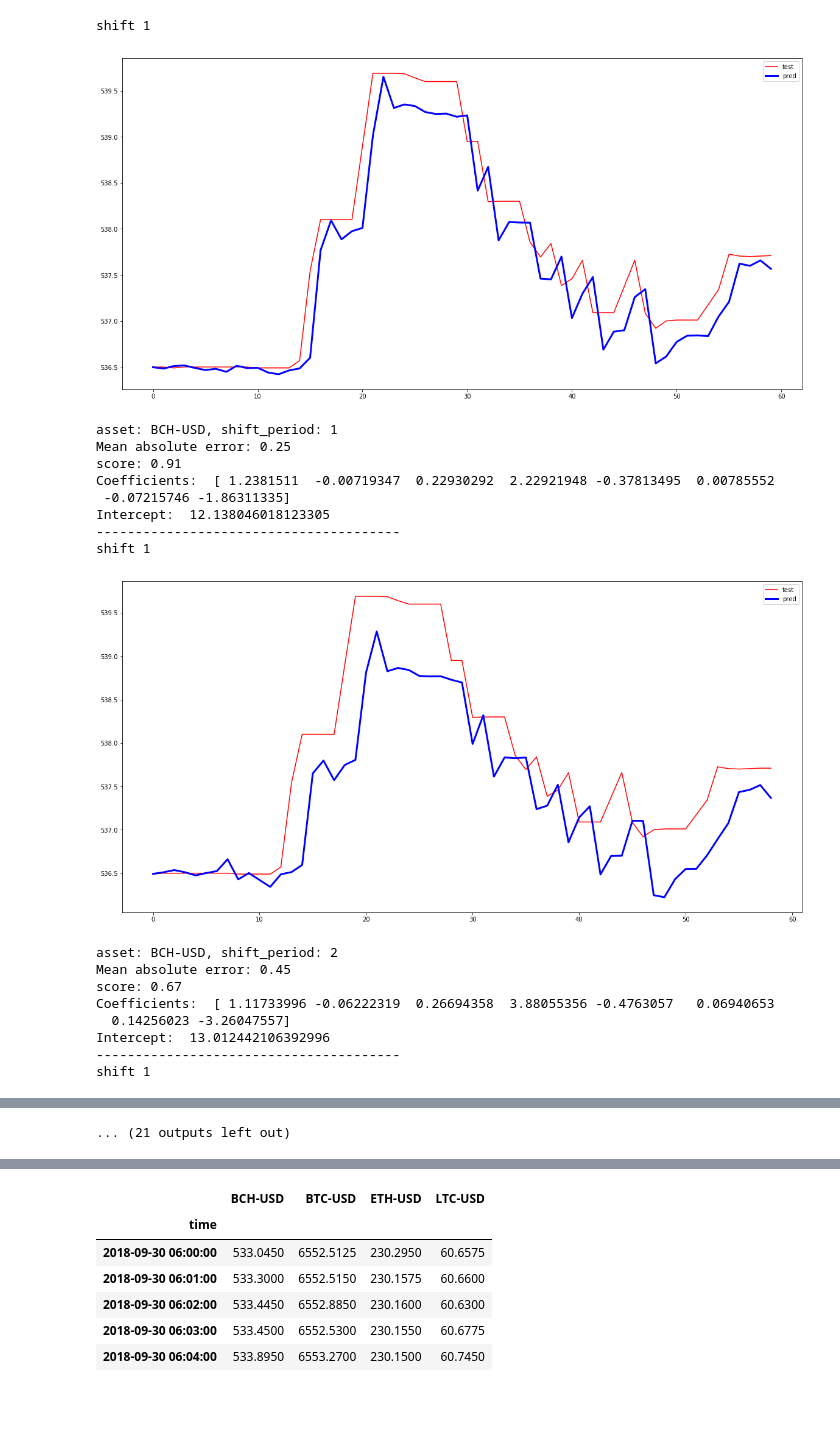
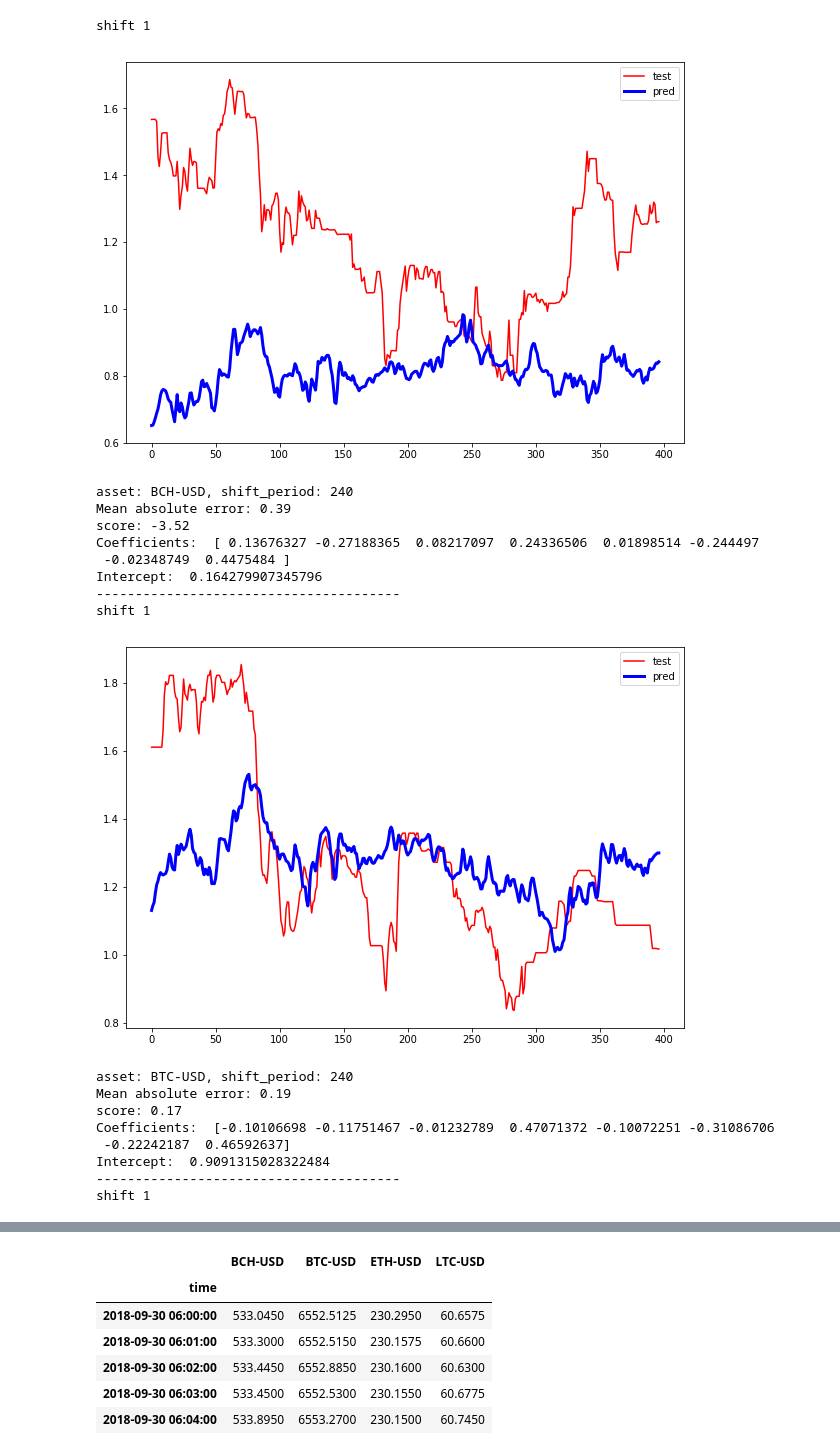
Before and after one commit to cchencool/crypto_currency_prediction, a Jupyter notebook: model/model_linear_reg.ipynb, the cells around one changed output, grey strips where cells are left out. Drawn from its saved outputs; the diff is of its cells as text; code cells hidden in the pictures; blank space fills up the shorter version.

Commit message:
update strategy without model

```diff
--- a/model/model_linear_reg.ipynb
+++ b/model/model_linear_reg.ipynb
@@ -46,8 +46,9 @@ def train_model(data_x, data_y, is_plot:bool=False, is_print:bool=False):
     X_train, X_test, y_train, y_test = train_test_split_self(data_x, data_y, test_size=0.33)#, random_state=42)
 
     # Create linear regression object
-    regr = linear_model.LinearRegression()
-#    regr = MLPRegressor()
+#     regr = linear_model.LinearRegression()
+    regr = linear_model.Ridge(alpha=1)
+#     regr = MLPRegressor()
 
     # Train the model using the training sets
     regr.fit(X_train, y_train)
@@ -71,7 +72,7 @@ def train_model(data_x, data_y, is_plot:bool=False, is_print:bool=False):
 
     # Plot outputs
     if is_plot:
-        fig = plt.figure(figsize=(20,10))
+        fig = plt.figure(figsize=(10,7))
         x_axis = np.arange(len(X_test))
         ax1 = plt.plot(x_axis, y_test,  color='red')#scatter(x_axis, y_test,  color='black')
         ax2 = plt.plot(x_axis, y_pred, color='blue', linewidth=3)
@@ -86,12 +87,18 @@ def train_model(data_x, data_y, is_plot:bool=False, is_print:bool=False):
     return regr, {'mse':mse, 'score':score, 'mae': mae}
 # %%
 # load data
-series_avg, keys = load_data()
+series_avg_org, keys = load_data()
 # train model
 shift_period = 1
-data_length = 60 * 3#24 * 60 * 2
+data_length = 60 * 24 #24 * 60 * 2
 asset = keys[1]
 
+# do standardlize before using ridge
+from sklearn import preprocessing
+series_avg = pd.DataFrame()
+for key in keys:
+    series_avg[key] = preprocessing.scale(series_avg_org[key].values)
+#     series_avg[key] = series_avg_org[key]
 
 models_mse = dict()
 models_mae = dict()
@@ -101,61 +108,61 @@ def get_rename_dict(t):
     return {'BCH-USD':'BCH-USD_%i'%t, 'BTC-USD':'BTC-USD_%i'%t, 'ETH-USD':'ETH-USD_%i'%t, 'LTC-USD':'LTC-USD_%i'%t}
 
 # train
-for asset in keys:
+for asset in keys:#['BTC-USD']:#
     mses = []
     maes = []
     scores = []
     models_mse[asset] = mses
     models_mae[asset] = maes
     models_score[asset] = scores
-    for shift_period in range(1,5):
+    for shift_period in [60*4]:#range(1,5):
         # Load the diabetes dataset
         all_asset = keys.copy()
         # all_asset.remove(asset)
         data_x = series_avg[all_asset]
 
         for t in range(1):# if shift_period > 1 else 1):
             t = t+1
             print(f"shift {t}")
             data_x_t = series_avg[all_asset].shift(1 * t)
             data_x_t = data_x_t.rename(columns=get_rename_dict(t))
             data_x = data_x.join(data_x_t)
 #         data_x = data_x.values[shift_period:]
 
         # shift forward the predict value, as using the price at
         data_y = series_avg[asset].shift(-1 * shift_period)[:-1*shift_period].values
         data_x = data_x[shift_period:data_length]
         data_y = data_y[shift_period:data_length]
 
         model, judge_dict = train_model(data_x, data_y, is_plot=True, is_print=False)
 
         mses.append(judge_dict['mse'])#  / model.intercept_)#math.sqrt(judge_dict['mse']) / model.intercept_)
         maes.append(judge_dict['mae'])#  / model.intercept_)
         scores.append(judge_dict['score'])
 
         print(f"asset: {asset}, shift_period: {shift_period}")
         print("Mean absolute error: %.2f" % judge_dict['mae'])
         print('score: %.2f' % judge_dict['score'])
         print('Coefficients: ', model.coef_)
         print('Intercept: ', model.intercept_)
         print('---------------------------------------')
 # %% [output]
 shift 1
-[figure, old version]
+[figure, new version]
-asset: BCH-USD, shift_period: 1
-Mean absolute error: 0.25
-score: 0.91
-Coefficients:  [ 1.2381511  -0.00719347  0.22930292  2.22921948 -0.37813495  0.00785552
- -0.07215746 -1.86311335]
-Intercept:  12.138046018123305
+asset: BCH-USD, shift_period: 240
+Mean absolute error: 0.39
+score: -3.52
+Coefficients:  [ 0.13676327 -0.27188365  0.08217097  0.24336506  0.01898514 -0.244497
+ -0.02348749  0.4475484 ]
+Intercept:  0.164279907345796
 ---------------------------------------
 shift 1
-[figure, old version]
+[figure, new version]
-asset: BCH-USD, shift_period: 2
-Mean absolute error: 0.45
-score: 0.67
-Coefficients:  [ 1.11733996 -0.06222319  0.26694358  3.88055356 -0.4763057   0.06940653
-  0.14256023 -3.26047557]
-Intercept:  13.012442106392996
+asset: BTC-USD, shift_period: 240
+Mean absolute error: 0.19
+score: 0.17
+Coefficients:  [-0.10106698 -0.11751467 -0.01232789  0.47071372 -0.10072251 -0.31086706
+ -0.22242187  0.46592637]
+Intercept:  0.9091315028322484
 ---------------------------------------
 shift 1
@@ -190,4 +186,3 @@ shift 1
-... (21 outputs left out)
 # %%
 # plot
 model_pd_mse = pd.DataFrame(models_mse)
```
Also changed, not shown: parts of 2 cells of this notebook, 16 other files.
